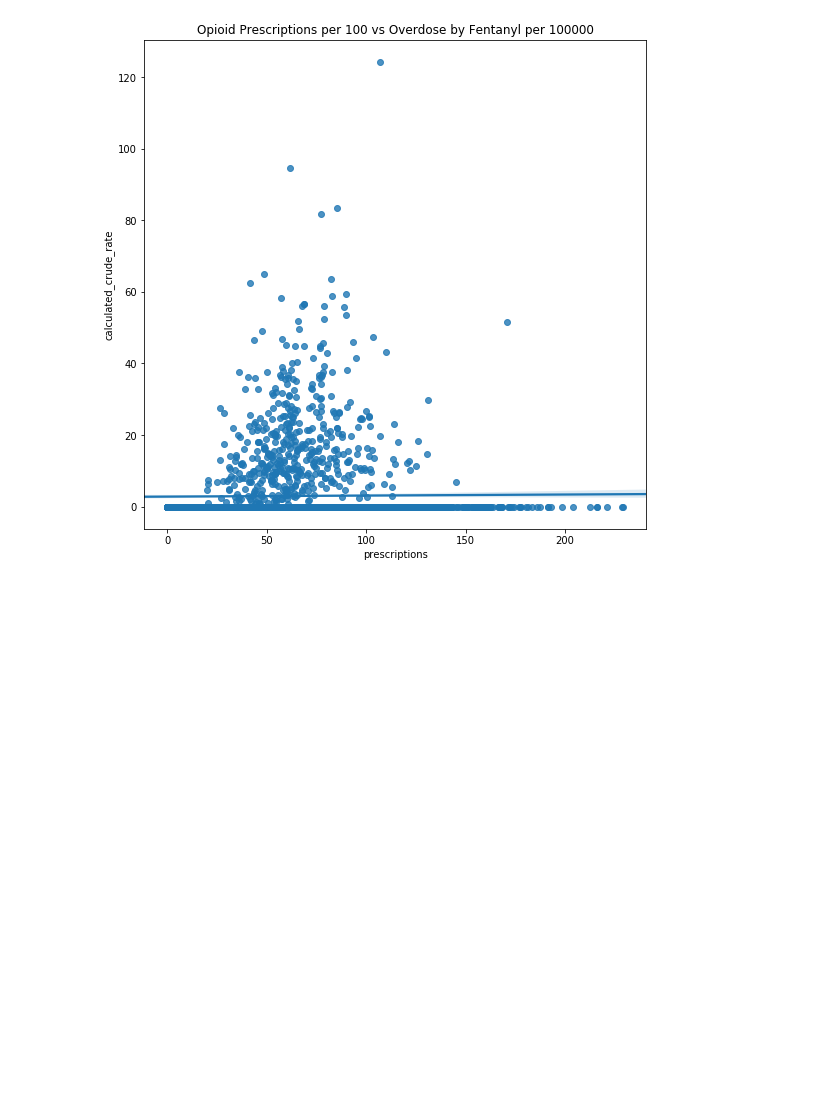
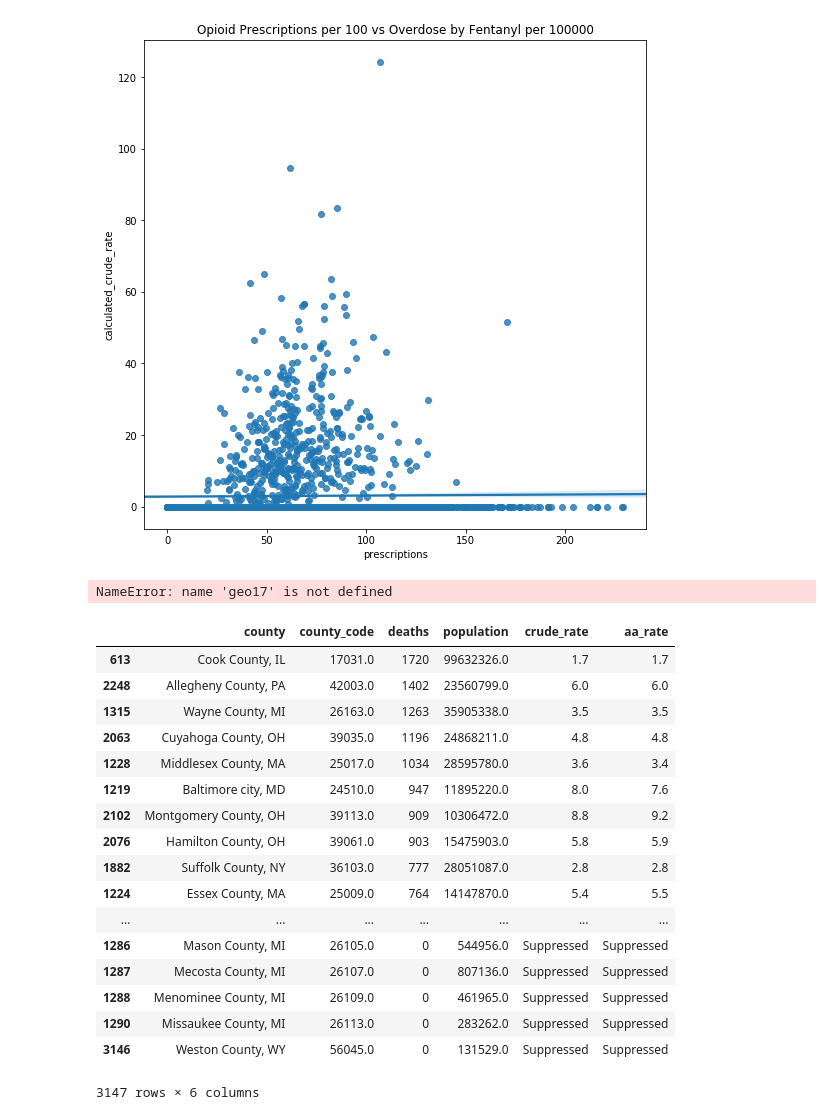
Before and after one commit to steve-riesenberg/fentanyl-project, a Jupyter notebook: Fentanyl-Project.ipynb, the cells around one changed output. Drawn from its saved outputs; the diff is of its cells as text; code cells hidden in the pictures; blank space fills up the shorter version.

```diff
--- a/Fentanyl-Project.ipynb
+++ b/Fentanyl-Project.ipynb
@@ -542,3 +542,28 @@ plt.title('Opioid Prescriptions per 100 vs Overdose by Fentanyl per 100000')
 plt.show()
 # %% [output]
 [figure]
+# %%
+geo17
+# %% [output]
+NameError: name 'geo17' is not defined
+# %%
+fent_all_years.sort_values(by = 'deaths', ascending = False)
+# %% [output]
+|  | county | county_code | deaths | population | crude_rate | aa_rate |
+| 613 | Cook County, IL | 17031.0 | 1720 | 99632326.0 | 1.7 | 1.7 |
+| 2248 | Allegheny County, PA | 42003.0 | 1402 | 23560799.0 | 6.0 | 6.0 |
+| 1315 | Wayne County, MI | 26163.0 | 1263 | 35905338.0 | 3.5 | 3.5 |
+| 2063 | Cuyahoga County, OH | 39035.0 | 1196 | 24868211.0 | 4.8 | 4.8 |
+| 1228 | Middlesex County, MA | 25017.0 | 1034 | 28595780.0 | 3.6 | 3.4 |
+| 1219 | Baltimore city, MD | 24510.0 | 947 | 11895220.0 | 8.0 | 7.6 |
+| 2102 | Montgomery County, OH | 39113.0 | 909 | 10306472.0 | 8.8 | 9.2 |
+| 2076 | Hamilton County, OH | 39061.0 | 903 | 15475903.0 | 5.8 | 5.9 |
+| 1882 | Suffolk County, NY | 36103.0 | 777 | 28051087.0 | 2.8 | 2.8 |
+| 1224 | Essex County, MA | 25009.0 | 764 | 14147870.0 | 5.4 | 5.5 |
+| ... | ... | ... | ... | ... | ... | ... |
+| 1286 | Mason County, MI | 26105.0 | 0 | 544956.0 | Suppressed | Suppressed |
+| 1287 | Mecosta County, MI | 26107.0 | 0 | 807136.0 | Suppressed | Suppressed |
+| 1288 | Menominee County, MI | 26109.0 | 0 | 461965.0 | Suppressed | Suppressed |
+| 1290 | Missaukee County, MI | 26113.0 | 0 | 283262.0 | Suppressed | Suppressed |
+| 3146 | Weston County, WY | 56045.0 | 0 | 131529.0 | Suppressed | Suppressed |
+3147 rows × 6 columns
```
Also changed, not shown: parts of 1 cell of this notebook, 1 other file.
